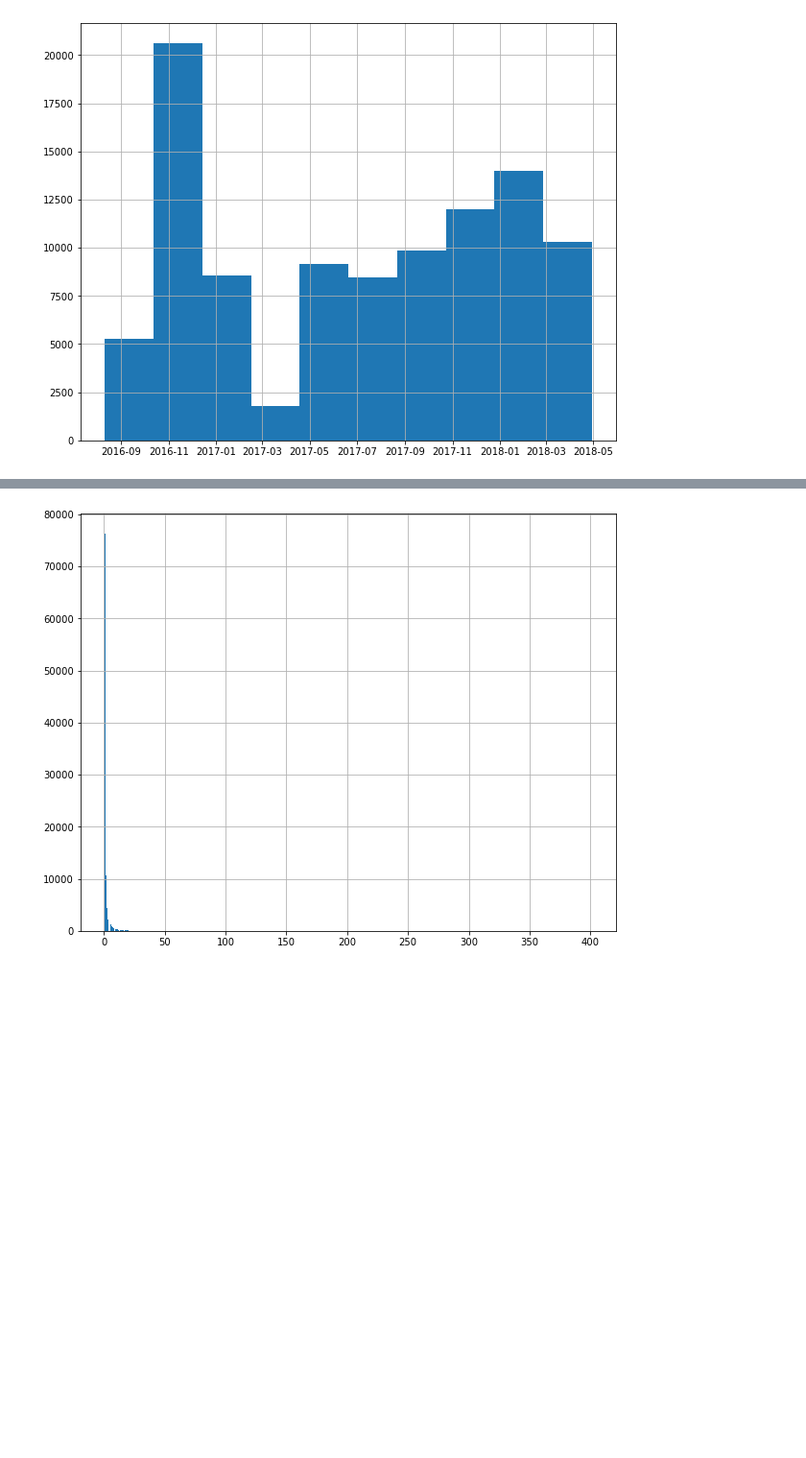
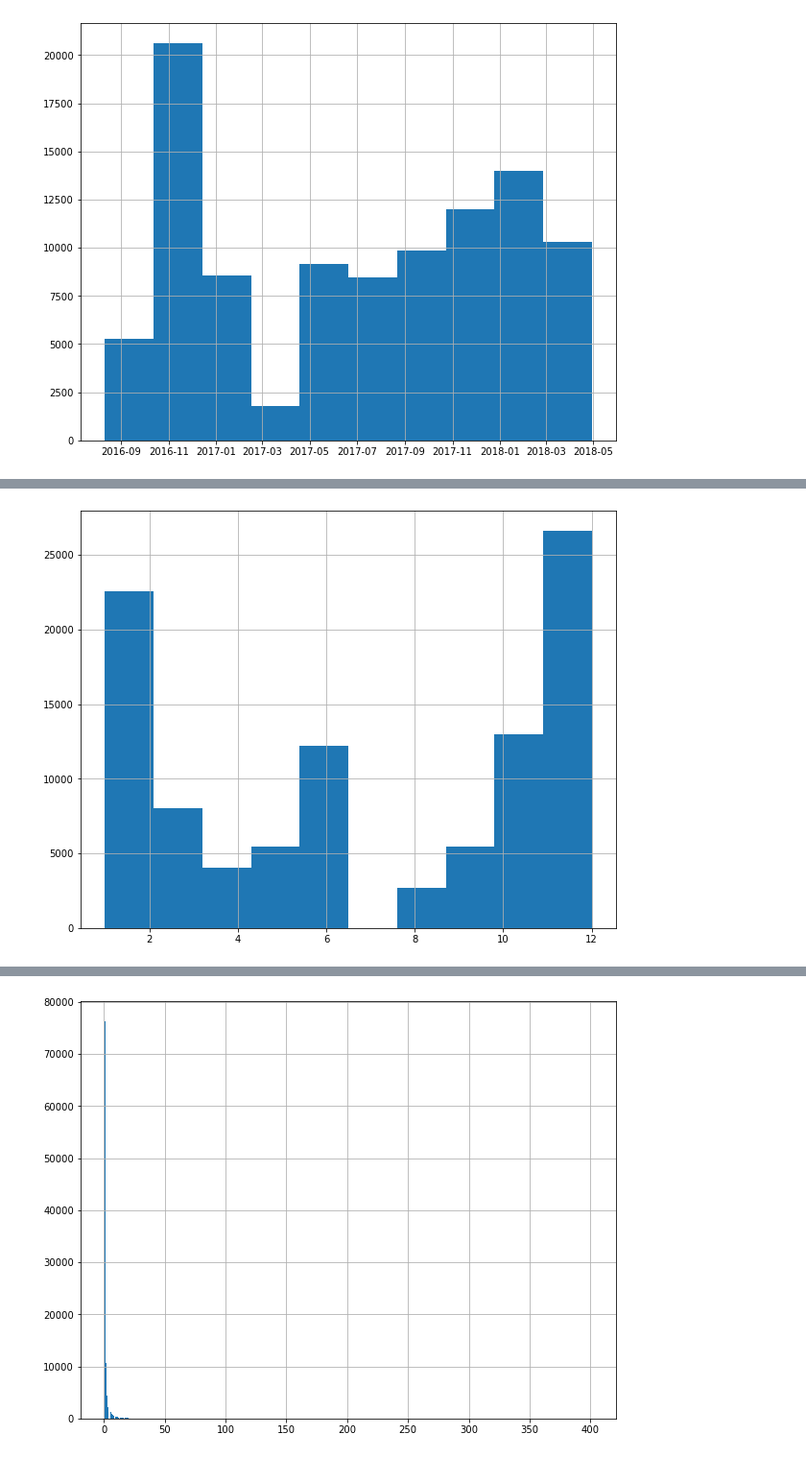
Before and after one commit to larsenk23/Capstone2, a Jupyter notebook: Cleaning and Exploring.ipynb, the cells around one changed output, grey strips where cells are left out. Shown: that part at 96% size. Cells and saved outputs as stored; diff of their text form; code cells hidden in the pictures; blank space fills up the shorter version.

```diff
--- a/Cleaning and Exploring.ipynb
+++ b/Cleaning and Exploring.ipynb
@@ -224,0 +230,5 @@ df.date.hist();
+# %%
+plt.figure(figsize=(10,8))
+df.month.hist();
+# %% [output]
+[figure, added]
```
Also changed, not shown: parts of 3 cells of this notebook.
